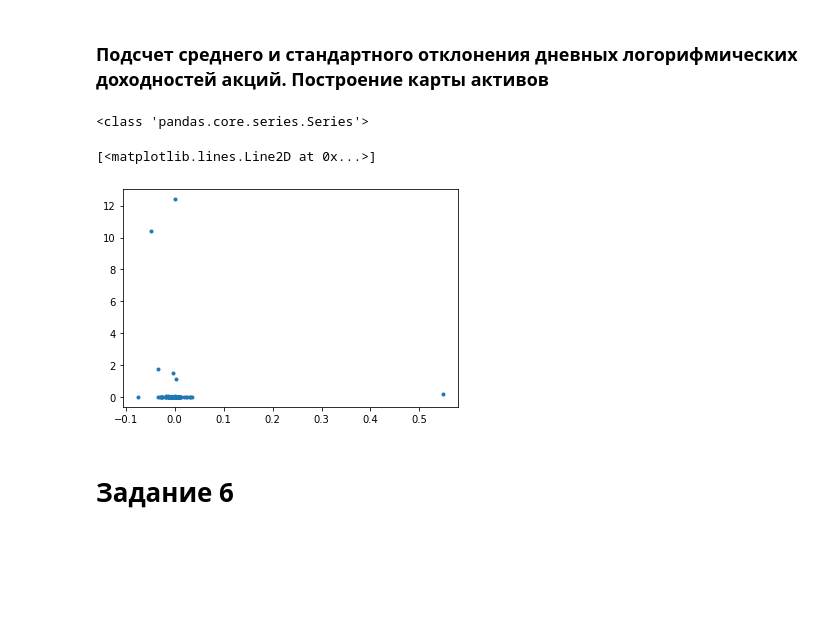
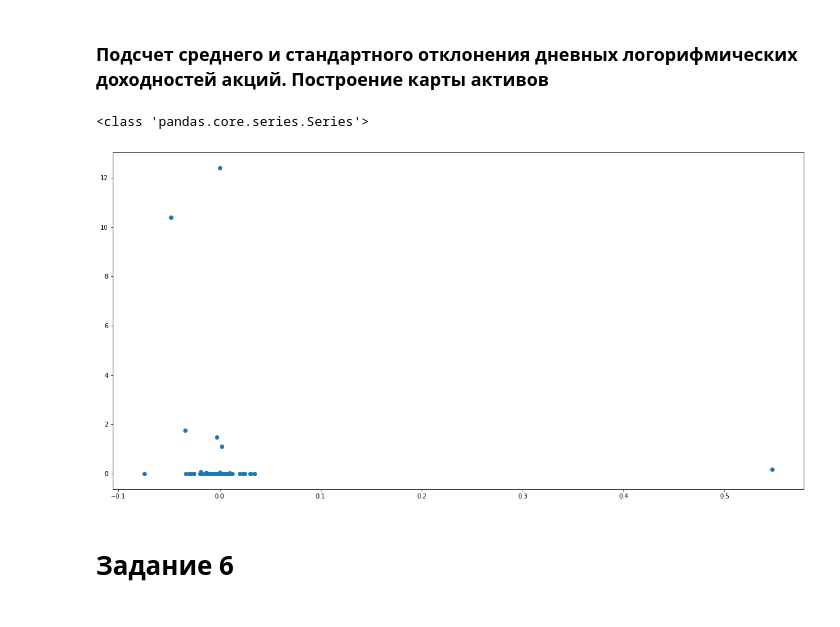
Before and after one commit to aleks73337/Stocks-lab-1, a Jupyter notebook: DZ_1_Stocks.ipynb, the cells around one changed output. Saved outputs shown, nothing was run; the diff lists cells and outputs as text; code cells hidden in the pictures; blank space fills up the shorter version.

```diff
--- a/DZ_1_Stocks.ipynb
+++ b/DZ_1_Stocks.ipynb
@@ -73,14 +98,16 @@ log_profits.plot()
 # %%
 means = log_profits.mean()
 vars = log_profits.var()
 print(type(vars))
+plt.figure(figsize=(20,10))
 plt.xlabel = 'mean'
 plt.ylabel = 'var'
-plt.plot(means, vars, '.')
+# plt.figure.suptitle('Карта активов')
+plt.plot(means, vars, 'o')
+plt.savefig('map.png')
 # %% [output]
 <class 'pandas.core.series.Series'>
-[<matplotlib.lines.Line2D at 0x...>]
-[figure, old version]
+[figure, new version]
 # %% [markdown]
 <h1> Задание 6 <h1>
 # %%
```
Also changed, not shown: parts of 4 cells of this notebook.
